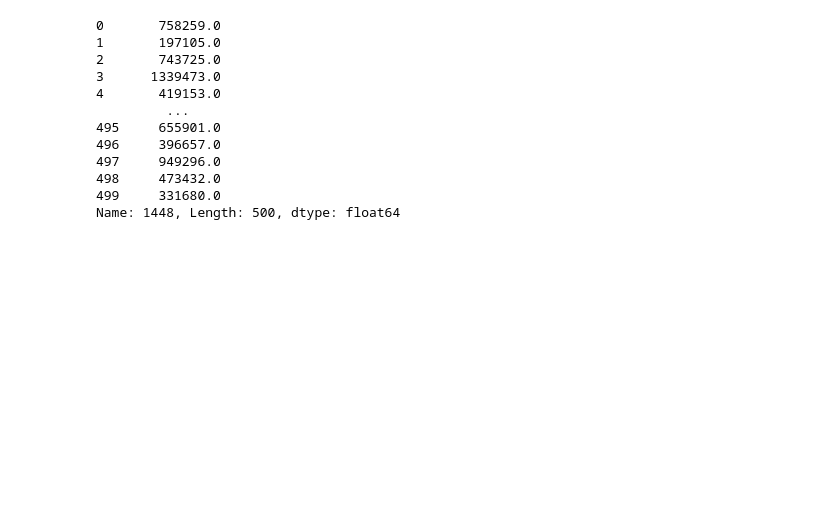
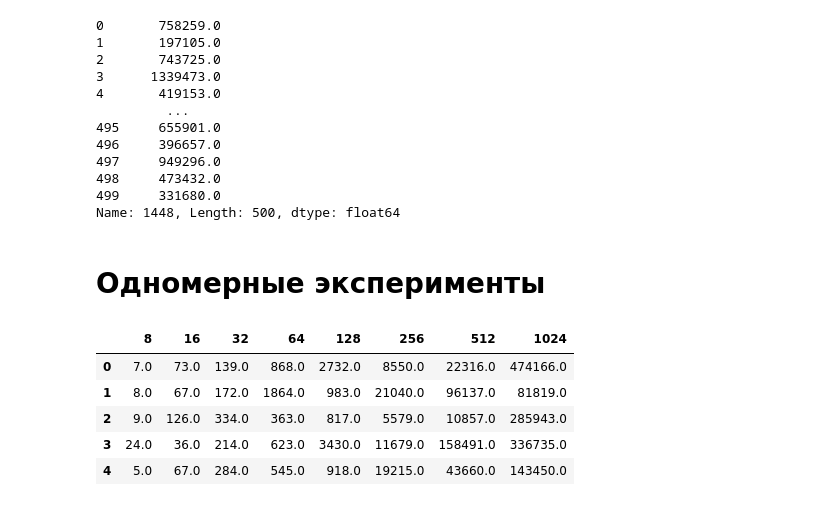
Before and after one commit to Hacker1337/mipt_cpp, a Jupyter notebook: laba1/oneParticle/analisation.ipynb, the cells around one changed output. Saved outputs shown, nothing was run; the diff lists cells and outputs as text; code cells hidden in the pictures; blank space fills up the shorter version.

```diff
--- a/laba1/oneParticle/analisation.ipynb
+++ b/laba1/oneParticle/analisation.ipynb
@@ -240,3 +240,15 @@ df['1448']
 498     473432.0
 499     331680.0
 Name: 1448, Length: 500, dtype: float64
+# %% [markdown]
+# Одномерные эксперименты
+# %%
+df = pd.read_csv("rub_results1d.csv", index_col=0)
+df.head()
+# %% [output]
+|  | 8 | 16 | 32 | 64 | 128 | 256 | 512 | 1024 |
+| 0 | 7.0 | 73.0 | 139.0 | 868.0 | 2732.0 | 8550.0 | 22316.0 | 474166.0 |
+| 1 | 8.0 | 67.0 | 172.0 | 1864.0 | 983.0 | 21040.0 | 96137.0 | 81819.0 |
+| 2 | 9.0 | 126.0 | 334.0 | 363.0 | 817.0 | 5579.0 | 10857.0 | 285943.0 |
+| 3 | 24.0 | 36.0 | 214.0 | 623.0 | 3430.0 | 11679.0 | 158491.0 | 336735.0 |
+| 4 | 5.0 | 67.0 | 284.0 | 545.0 | 918.0 | 19215.0 | 43660.0 | 143450.0 |
```
Also changed, not shown: parts of 8 cells of this notebook, 21 other files.
